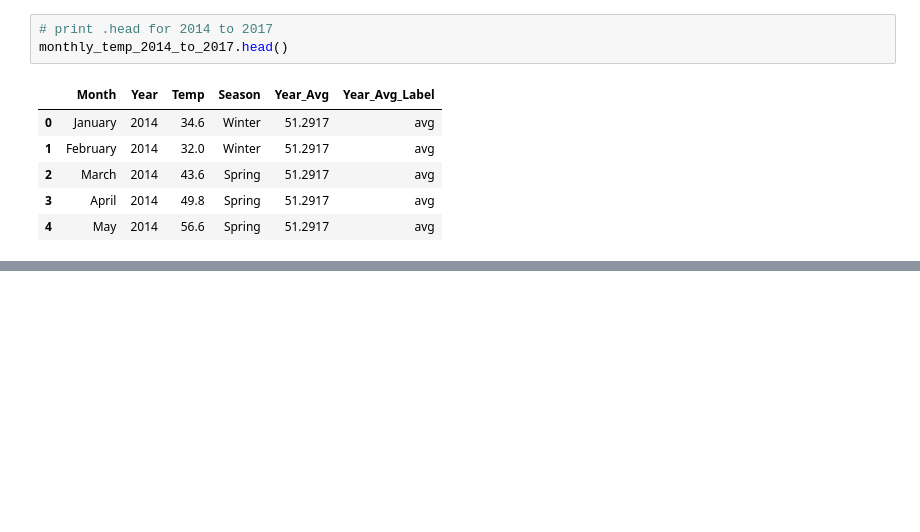
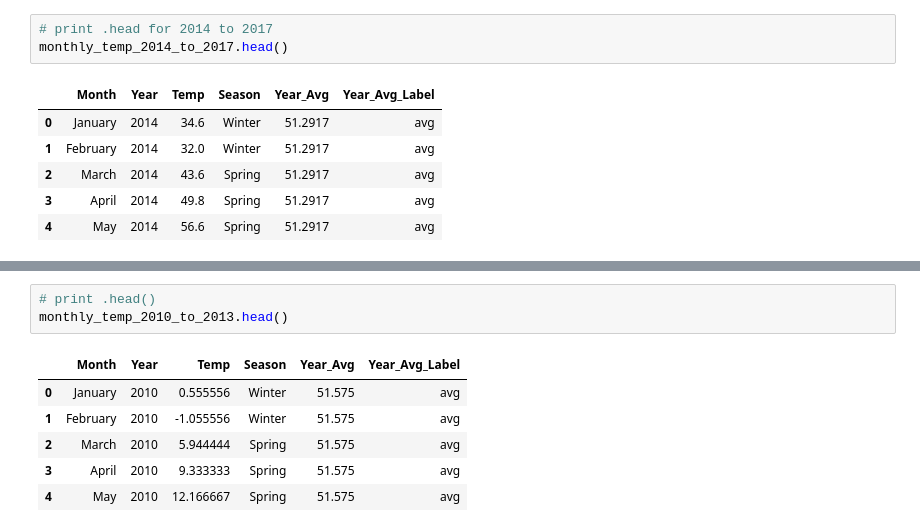
Before and after one commit to geo-py/ea-bootcamp-day-12, a Jupyter notebook: markb-data-wrangling-pandas.ipynb, the cells around one changed output, grey strips where cells are left out. Saved outputs shown, nothing was run; the diff lists cells and outputs as text; blank space fills up the shorter version.

```diff
--- a/markb-data-wrangling-pandas.ipynb
+++ b/markb-data-wrangling-pandas.ipynb
@@ -73,0 +298,10 @@ monthly_temp_2014_to_2017.head()
+# %%
+# print .head()
+monthly_temp_2010_to_2013.head()
+# %% [output]
+|  | Month | Year | Temp | Season | Year_Avg | Year_Avg_Label |
+| 0 | January | 2010 | 0.555556 | Winter | 51.575 | avg |
+| 1 | February | 2010 | -1.055556 | Winter | 51.575 | avg |
+| 2 | March | 2010 | 5.944444 | Spring | 51.575 | avg |
+| 3 | April | 2010 | 9.333333 | Spring | 51.575 | avg |
+| 4 | May | 2010 | 12.166667 | Spring | 51.575 | avg |
```
Also changed, not shown: parts of 33 cells of this notebook.
